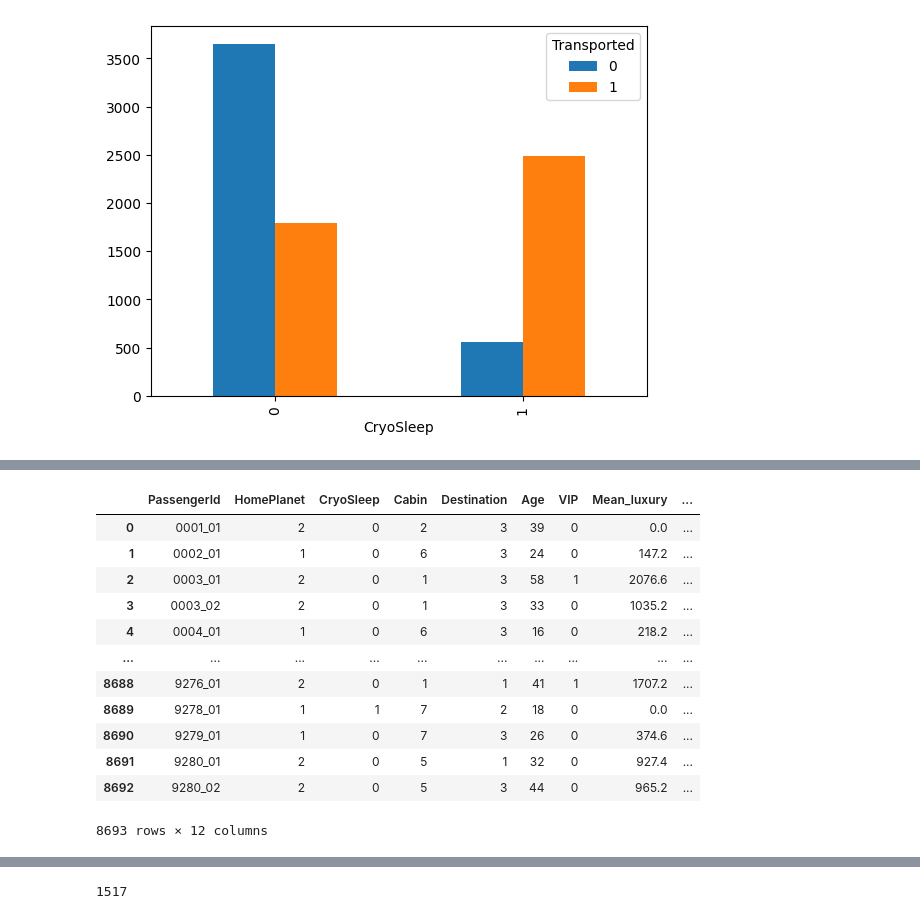
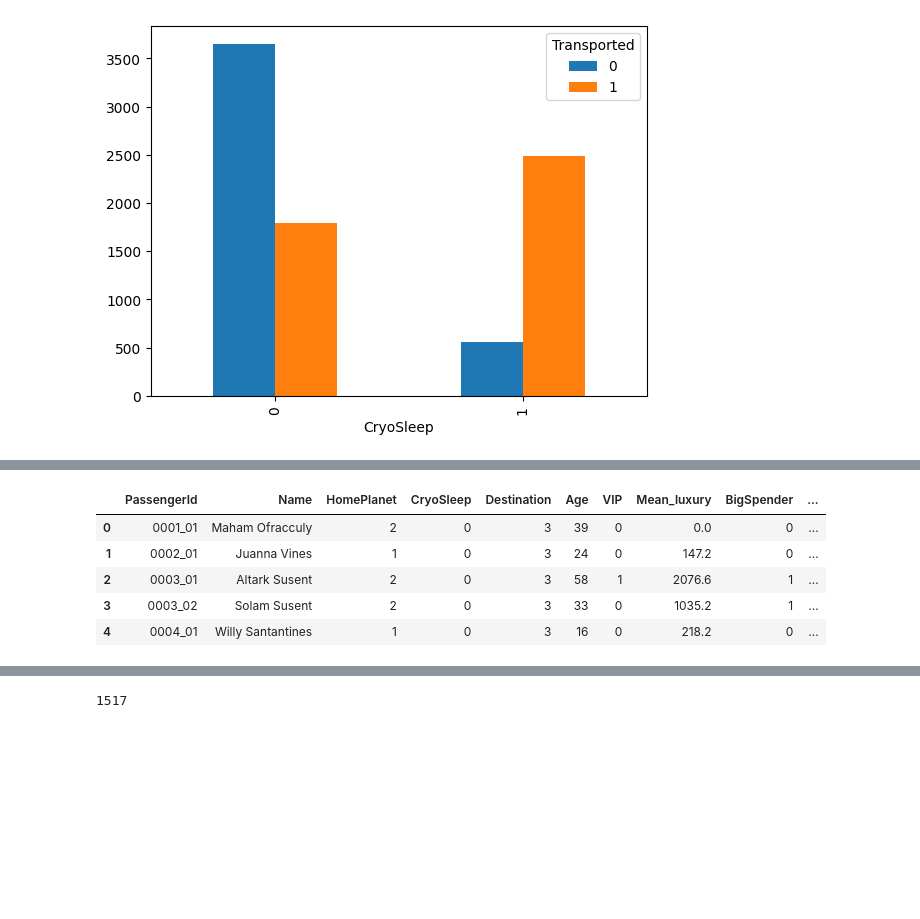
Before and after one commit to Sadeqsoli/SpaceTitanicSurvivors, a Jupyter notebook: spacetitanicsurvivors.ipynb, the cells around one changed output, grey strips where cells are left out. Cells and saved outputs as stored; diff of their text form; code cells hidden in the pictures; blank space fills up the shorter version.

```diff
--- a/spacetitanicsurvivors.ipynb
+++ b/spacetitanicsurvivors.ipynb
@@ -280,10 +241,7 @@ memory usage: 917.0+ KB
 # %%
 # Calculate mean
 df['Mean_luxury'] = df[['RoomService', 'FoodCourt', 'ShoppingMall', 'Spa', 'VRDeck']].mean(axis=1)
-
-# Calculate median
-df['Median_luxury'] = df[['RoomService', 'FoodCourt', 'ShoppingMall', 'Spa', 'VRDeck']].median(axis=1)
 # %%
-df = df.drop(columns=['RoomService', 'FoodCourt', 'ShoppingMall', 'Spa', 'VRDeck'])
-df
+#df = df.drop(columns=['RoomService', 'FoodCourt', 'ShoppingMall', 'Spa', 'VRDeck'])
+df.head()
 # %% [output]
@@ -303,4 +254,5 @@ df
 # %%
-df['Spender_Mean'] = np.where(df.Mean_luxury > 0, 1,0)
-df
+df['BigSpender'] = np.where(df.Mean_luxury > 1000, 1,0)
+df['Non_Spender'] = np.where(df.Mean_luxury == 0, 1,0)
+df.head()
 # %% [output]
@@ -320,3 +264,0 @@ df
-# %%
-df['Spender_Median'] = np.where(df.Median_luxury > 0, 1,0)
-df
@@ -337,18 +265,13 @@ df
 # %%
 TransportedCol = df.pop("Transported")
-df.insert(11, "Transported", TransportedCol)
-df
+NameCol = df.pop("Name")
+df.insert(1, "Name", NameCol)
+df.insert(10, "Transported", TransportedCol)
+df.head()
 # %% [output]
-|  | PassengerId | HomePlanet | CryoSleep | Cabin | Destination | Age | VIP | Mean_luxury | ... |
-| 0 | 0001_01 | 2 | 0 | 2 | 3 | 39 | 0 | 0.0 | ... |
-| 1 | 0002_01 | 1 | 0 | 6 | 3 | 24 | 0 | 147.2 | ... |
-| 2 | 0003_01 | 2 | 0 | 1 | 3 | 58 | 1 | 2076.6 | ... |
-| 3 | 0003_02 | 2 | 0 | 1 | 3 | 33 | 0 | 1035.2 | ... |
-| 4 | 0004_01 | 1 | 0 | 6 | 3 | 16 | 0 | 218.2 | ... |
-| ... | ... | ... | ... | ... | ... | ... | ... | ... | ... |
-| 8688 | 9276_01 | 2 | 0 | 1 | 1 | 41 | 1 | 1707.2 | ... |
-| 8689 | 9278_01 | 1 | 1 | 7 | 2 | 18 | 0 | 0.0 | ... |
-| 8690 | 9279_01 | 1 | 0 | 7 | 3 | 26 | 0 | 374.6 | ... |
-| 8691 | 9280_01 | 2 | 0 | 5 | 1 | 32 | 0 | 927.4 | ... |
-| 8692 | 9280_02 | 2 | 0 | 5 | 3 | 44 | 0 | 965.2 | ... |
+|  | PassengerId | Name | HomePlanet | CryoSleep | Destination | Age | VIP | Mean_luxury | BigSpender | ... |
+| 0 | 0001_01 | Maham Ofracculy | 2 | 0 | 3 | 39 | 0 | 0.0 | 0 | ... |
+| 1 | 0002_01 | Juanna Vines | 1 | 0 | 3 | 24 | 0 | 147.2 | 0 | ... |
+| 2 | 0003_01 | Altark Susent | 2 | 0 | 3 | 58 | 1 | 2076.6 | 1 | ... |
+| 3 | 0003_02 | Solam Susent | 2 | 0 | 3 | 33 | 0 | 1035.2 | 1 | ... |
+| 4 | 0004_01 | Willy Santantines | 1 | 0 | 3 | 16 | 0 | 218.2 | 0 | ... |
-8693 rows × 12 columns
```
Also changed, not shown: parts of 26 cells of this notebook.
